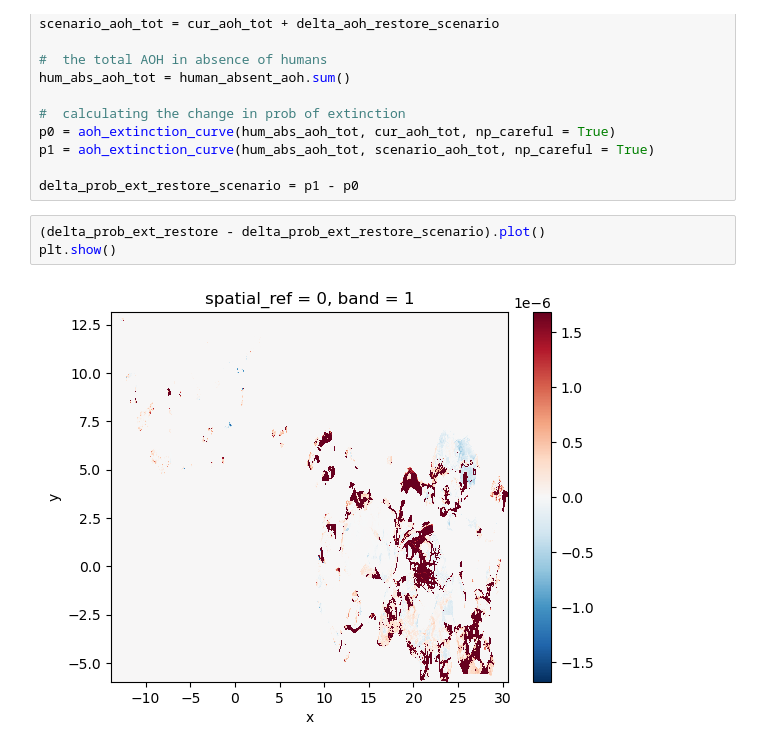
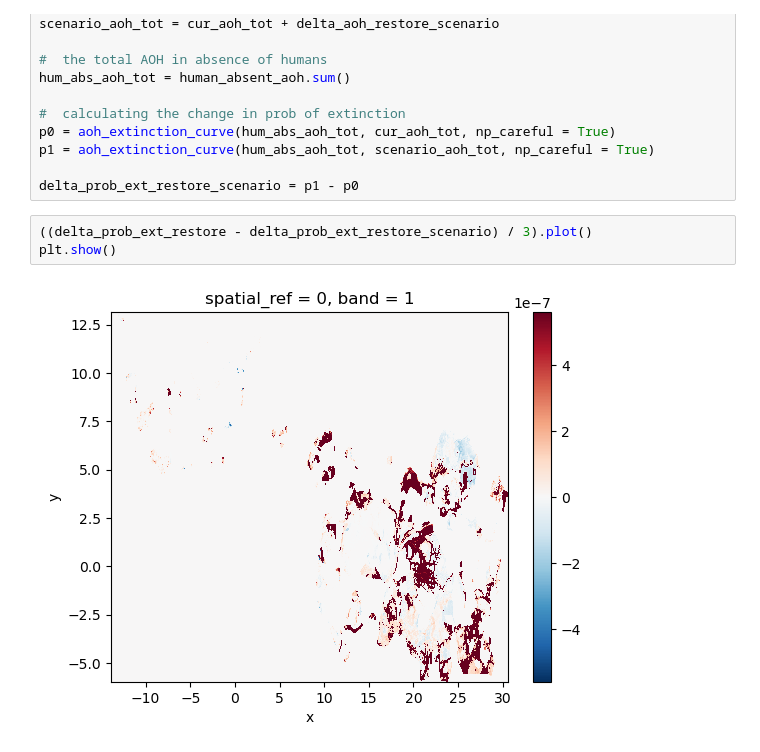
Before and after one commit to emiliolr/life-hunting, a Jupyter notebook: notebooks/figuring_out_new_life_restore_map.ipynb, the cells around one changed output. Cells and saved outputs as stored; diff of their text form.

```diff
--- a/notebooks/figuring_out_new_life_restore_map.ipynb
+++ b/notebooks/figuring_out_new_life_restore_map.ipynb
@@ -151,7 +151,7 @@ p1 = aoh_extinction_curve(hum_abs_aoh_tot, scenario_aoh_tot, np_careful = True)
 
 delta_prob_ext_restore_scenario = p1 - p0
 # %%
-(delta_prob_ext_restore - delta_prob_ext_restore_scenario).plot()
+((delta_prob_ext_restore - delta_prob_ext_restore_scenario) / 3).plot()
 plt.show()
 # %% [output]
-[figure, old version]
+[figure, new version]
```
Also changed, not shown: parts of 3 cells of this notebook, 11 other files.
